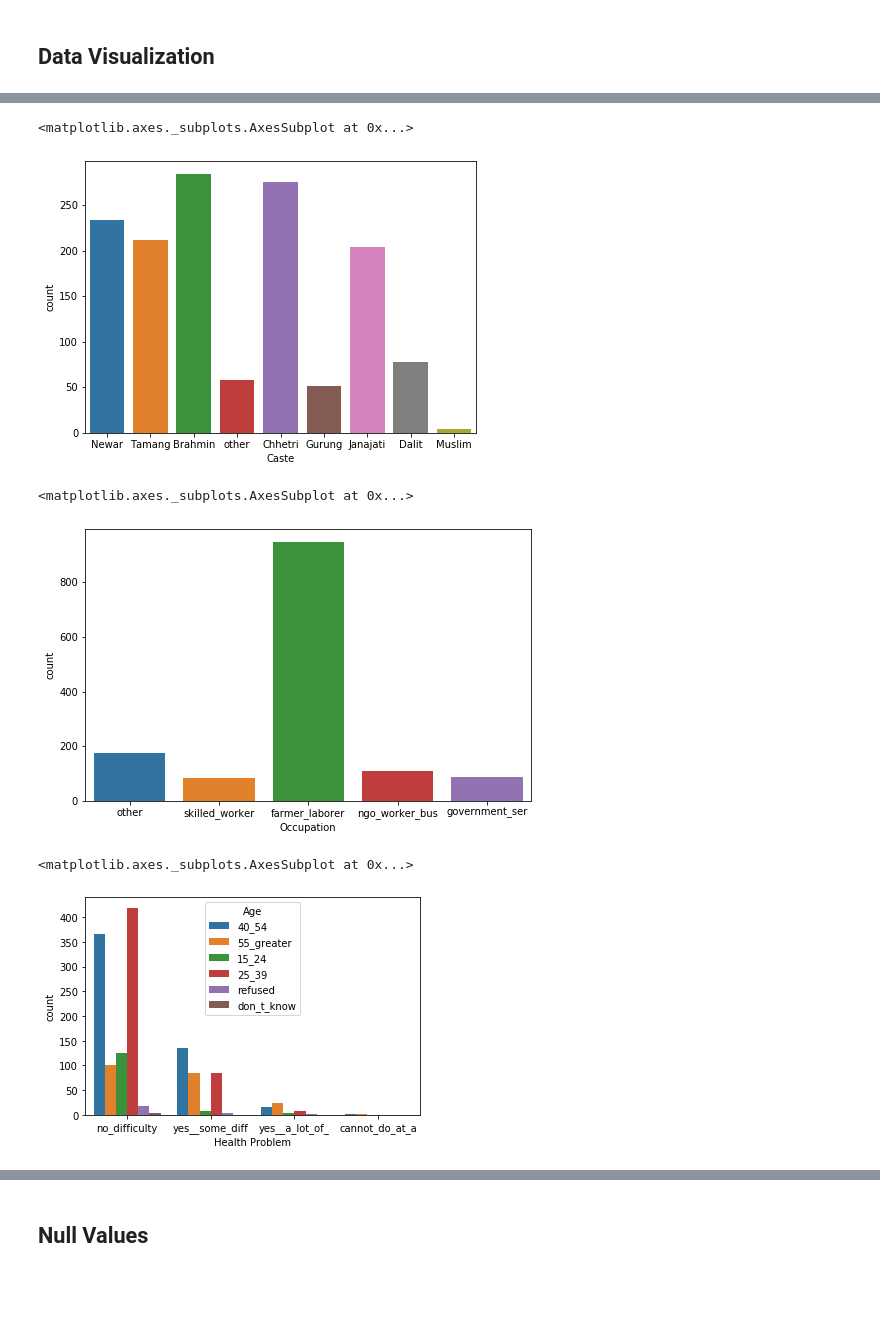
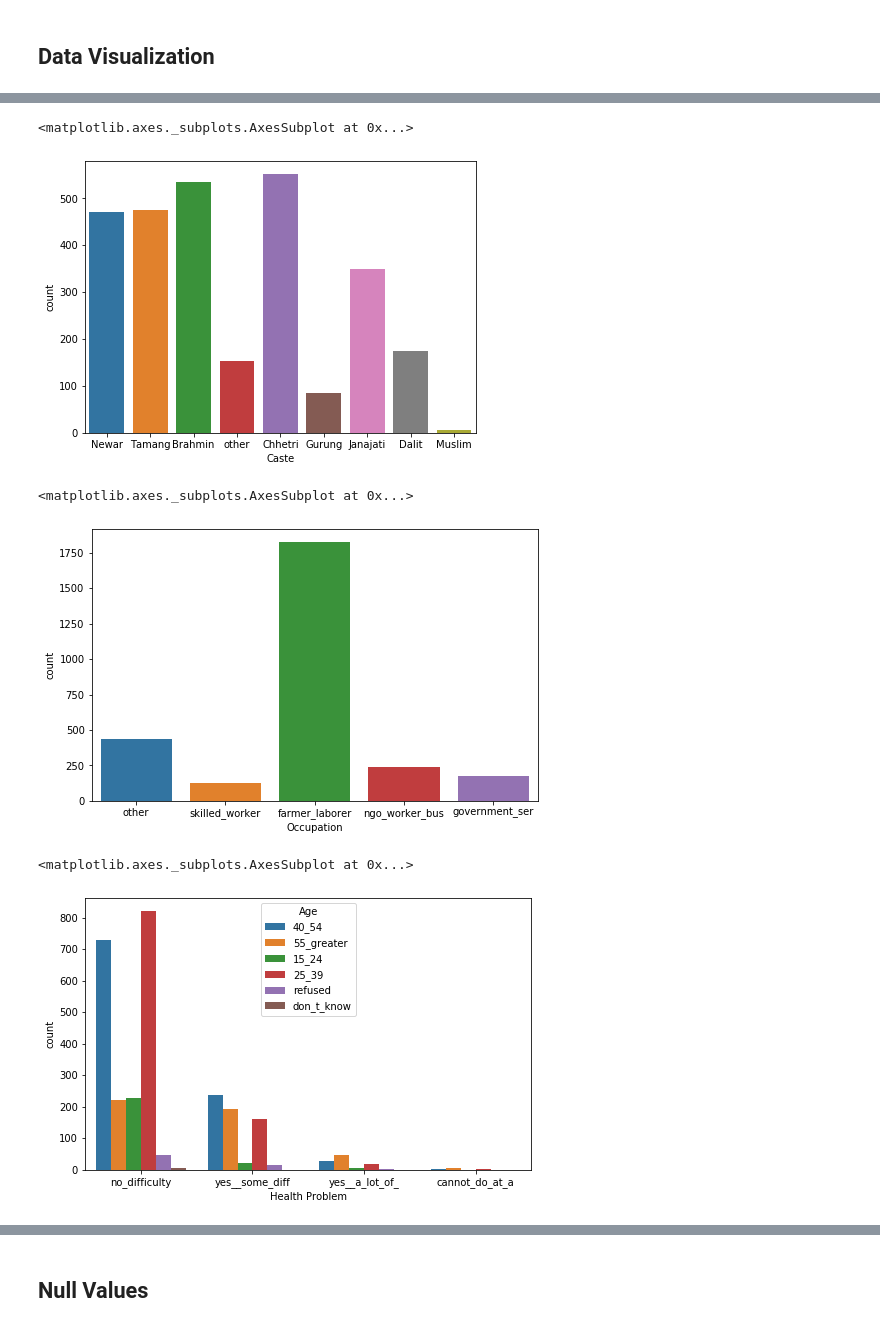
Before and after one commit to ashar130/Impacts-of-the-2015-Nepal-Earthquake, a Jupyter notebook: Impacts of the 2015 Nepal Earthquake.ipynb, the cells around one changed output, grey strips where cells are left out. Saved outputs shown, nothing was run; the diff lists cells and outputs as text; code cells hidden in the pictures; blank space fills up the shorter version.

```diff
--- a/Impacts of the 2015 Nepal Earthquake.ipynb
+++ b/Impacts of the 2015 Nepal Earthquake.ipynb
@@ -12,3 +14,5 @@ import seaborn as sns
 # %%
-df = pd.read_excel('community-perceptions-in-earthquake-affected-nepal-round-3-1.xlsx',
+df1 = pd.read_excel('community-perceptions-in-earthquake-affected-nepal-round-3-1.xlsx',
                    sheet_name='uploaded_form_g54cmb')
+df2 = pd.read_excel('community-perceptions-in-earthquake-affected-nepal-round-2-1.xlsx',
+                    sheet_name='CPS Round 2 - Final (3)')
@@ -15,3 +27,5 @@ df = pd.read_excel('community-perceptions-in-earthquake-affected-nepal-round-3-1
+# %%
+df = pd.concat([df1, df2], join='inner', ignore_index=True)
 # %%
 df.head()
 # %% [output]
@@ -59,6 +73,6 @@ memory usage: 404.8+ KB
 # %% [output]
 Int64Index([2015], dtype='int64', name='Date')
 # %%
-df.drop(['Name_of_interviewer', 'Agency', 'Date', 'meta/instanceID', '_id', '_uuid',\
-         '_submission_time', '_index', '_parent_index'], axis=1, inplace=True)
+df.drop(['Name_of_interviewer', 'Agency', 'Date', 'meta/instanceID', '_uuid',\
+         '_submission_time'], axis=1, inplace=True)
 # %%
@@ -86,12 +103,11 @@ df.head(20)
 <h3> Rename Columns </h3>
 # %%
 df.columns = ['District', 'Municipality', 'Ward','Age', 'Gender', 'Caste', 'Occupation',
-              'Health Problem','Main Problmes Met', 'Biggest Problem', 'Second Biggest Problem',
+              'Health Problem','Main Problems Met', 'Biggest Problem', 'Second Biggest Problem',
               'Third Biggest Problem', 'GOV Satisfaction', 'Top Thing Gov', 'Second Thing Gov',
               'Have Information', 'Top Need Info','Second Need Info', 'NGO Satisfaction',
               'Top Need NGO', 'Second Need NGO', 'Support Fair','Top Reason Not Fair',
-              'Second Reason Not Fair', 'Prepared', 'Heard', 'Relief Effort Progress',
-              'Main Women Problem']
+              'Second Reason Not Fair', 'Heard','Relief Effort Progress', 'Main Women Problem']
 # %% [markdown]
 <h3> Municipality </h3>
 # %%
@@ -192,18 +190,19 @@ plt.figure(figsize=(7,5))
 sns.countplot(x='Caste', data=df)
 # %% [output]
 <matplotlib.axes._subplots.AxesSubplot at 0x...>
-[figure, old version]
+[figure, new version]
 # %%
 plt.figure(figsize=(8,5))
 sns.countplot(x='Occupation', data=df)
 # %% [output]
 <matplotlib.axes._subplots.AxesSubplot at 0x...>
-[figure, old version]
+[figure, new version]
 # %%
+plt.figure(figsize=(8,5))
 sns.countplot(x='Health Problem', data=df, hue='Age')
 # %% [output]
 <matplotlib.axes._subplots.AxesSubplot at 0x...>
-[figure, old version]
+[figure, new version]
 # %%
 plt.figure(figsize=(25,10))
 sns.countplot(x='Biggest Problem', data=df, hue='Age')
```
Also changed, not shown: parts of 42 cells of this notebook, 3 other files.
